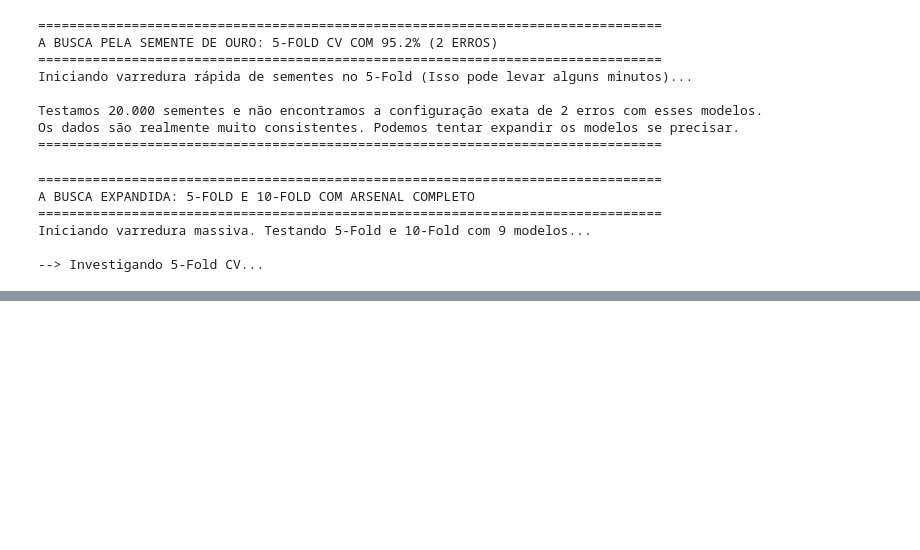
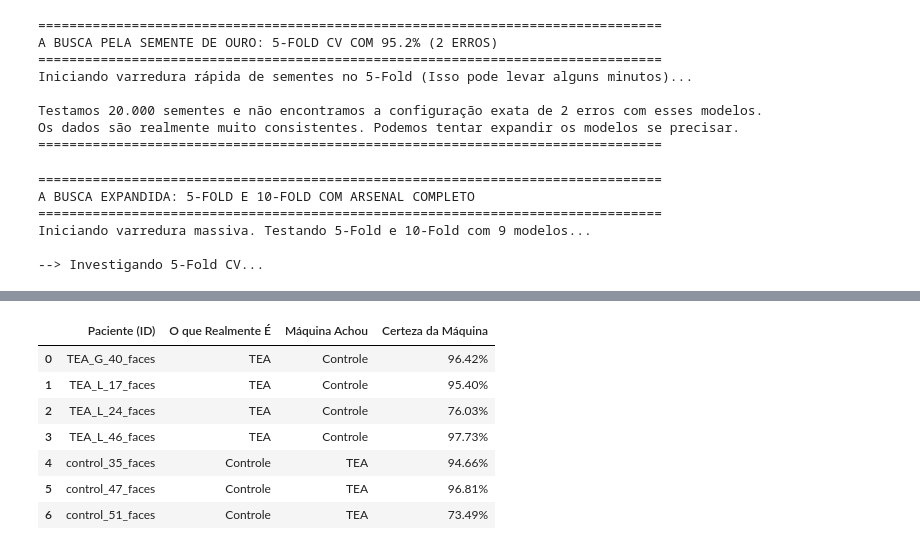
Before and after one commit to brunoandrade-osw/eeg-asd-classification, a Jupyter notebook: notebooks/08_Test.ipynb, the cells around one changed output, grey strips where cells are left out. Cells and saved outputs as stored; diff of their text form; code cells hidden in the pictures; blank space fills up the shorter version.

```diff
--- a/notebooks/08_Test.ipynb
+++ b/notebooks/08_Test.ipynb
@@ -1308,0 +1614,77 @@ Iniciando varredura massiva. Testando 5-Fold e 10-Fold com 9 modelos...
+# %%
+import pandas as pd
+import numpy as np
+import os
+from sklearn.model_selection import LeaveOneOut
+from sklearn.preprocessing import StandardScaler
+import xgboost as xgb
+import warnings
+warnings.filterwarnings('ignore')
+
+print("="*80)
+print("AUDITORIA OFICIAL: OS ERROS DO XGBOOST NO LOOCV (83.3%)")
+print("="*80)
+
+# 1. PREPARAÇÃO DOS DADOS
+DIR_REPORTS = '../reports/'
+ARQUIVO_MATRIZ_ORIGINAL = 'tabela_features_eeg_completa.csv'
+caminho_arquivo = os.path.join(DIR_REPORTS, ARQUIVO_MATRIZ_ORIGINAL)
+
+df = pd.read_csv(caminho_arquivo)
+if 'Condicao' in df.columns:
+    df = df[df['Condicao'] == 'Face Feliz'].copy()
+
+features_numericas = [c for c in df.columns if c not in ['ID', 'Grupo', 'Condicao', 'Tipo', 'Frame_Num', 'Target']]
+if 'ID' in df.columns and df['ID'].duplicated().any():
+    df_agrupado = df.groupby(['ID', 'Grupo'])[features_numericas].mean().reset_index()
+else:
+    df_agrupado = df.copy()
+
+if 'Target' not in df_agrupado.columns:
+    df_agrupado['Target'] = df_agrupado['Grupo'].map({'TEA': 1, 'Control': 0})
+
+features_ouro = ['AlphaRel_P3', 'AlphaRel_Fp2', 'BetaRel_F7', 'AlphaRel_F8', 'GammaRel_F7']
+X = df_agrupado[features_ouro].values
+y = df_agrupado['Target'].values
+ids = df_agrupado['ID'].values
+
+scaler = StandardScaler()
+X_scaled = scaler.fit_transform(X)
+
+# 2. LOOCV COM XGBOOST E EXTRAÇÃO DE PROBABILIDADES
+loo = LeaveOneOut()
+modelo = xgb.XGBClassifier(eval_metric='logloss', random_state=42)
+
+erros = []
+
+for train_index, test_index in loo.split(X_scaled):
+    X_train, X_test = X_scaled[train_index], X_scaled[test_index]
+    y_train, y_test = y[train_index], y[test_index]
+    id_paciente = ids[test_index[0]]
+
+    modelo.fit(X_train, y_train)
+    predicao_num = modelo.predict(X_test)[0]
+    probabilidade_tea = modelo.predict_proba(X_test)[0, 1]
+
+    if predicao_num != y_test[0]:
+        diagnostico_real = 'TEA' if y_test[0] == 1 else 'Controle'
+        diagnostico_maquina = 'TEA' if predicao_num == 1 else 'Controle'
+
+        # Calcula a certeza. Se a máquina disse Controle (0), a certeza é 1 - prob_tea
+        certeza = probabilidade_tea if predicao_num == 1 else (1 - probabilidade_tea)
+
+        erros.append({
+            'Paciente (ID)': id_paciente,
+            'O que Realmente É': diagnostico_real,
+            'Máquina Achou': diagnostico_maquina,
+            'Certeza da Máquina': f"{certeza * 100:.2f}%"
+        })
+
+# 3. EXIBIÇÃO DA TABELA ELEGANTE
+df_erros = pd.DataFrame(erros)
+acertos = 42 - len(df_erros)
+
+print(f"Desempenho: {acertos} acertos e {len(df_erros)} erros ({(acertos/42)*100:.2f}%)\n")
+display(df_erros)
+print("="*80)
+# %% [output]
@@ -1308,0 +1695,8 @@ Iniciando varredura massiva. Testando 5-Fold e 10-Fold com 9 modelos...
+|  | Paciente (ID) | O que Realmente É | Máquina Achou | Certeza da Máquina |
+| 0 | TEA_G_40_faces | TEA | Controle | 96.42% |
+| 1 | TEA_L_17_faces | TEA | Controle | 95.40% |
+| 2 | TEA_L_24_faces | TEA | Controle | 76.03% |
+| 3 | TEA_L_46_faces | TEA | Controle | 97.73% |
+| 4 | control_35_faces | Controle | TEA | 94.66% |
+| 5 | control_47_faces | Controle | TEA | 96.81% |
+| 6 | control_51_faces | Controle | TEA | 73.49% |
```
Also changed, not shown: parts of 7 cells of this notebook.
